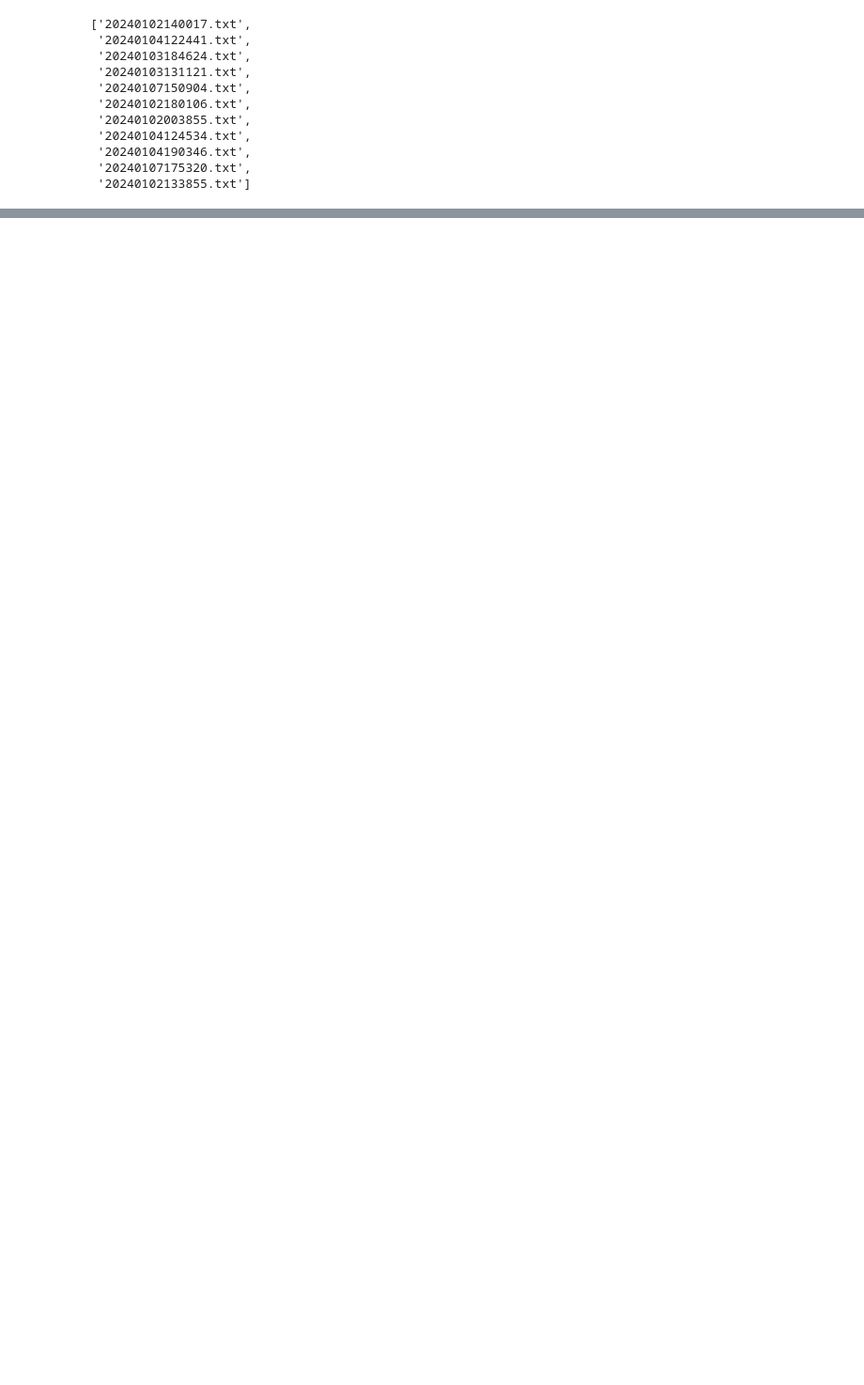
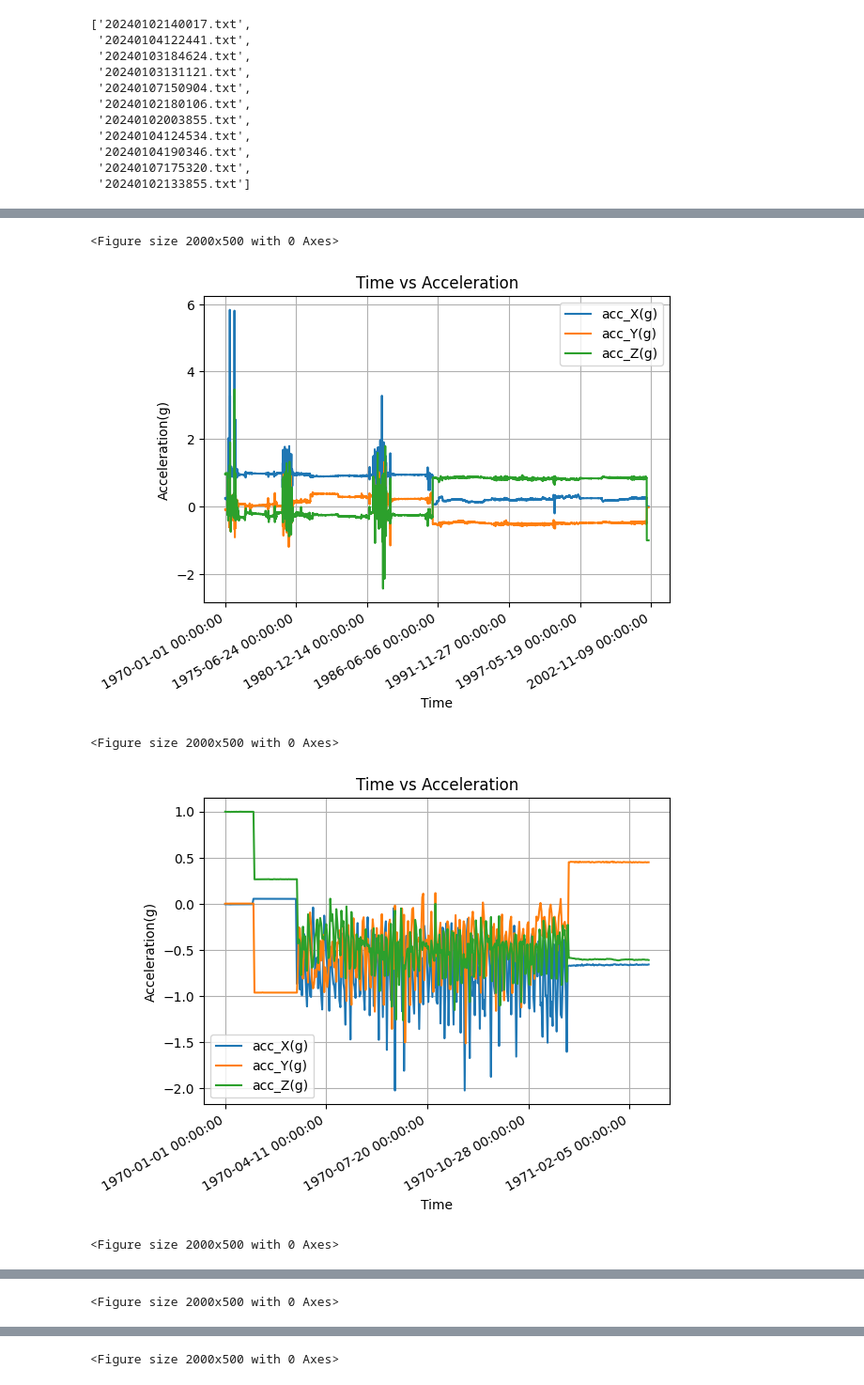
Before and after one commit to bill-unitech2021/motion_recognition_with_sensor_data, a Jupyter notebook: EDA.ipynb, the cells around one changed output, grey strips where cells are left out. Shown at 94% size. Drawn from its saved outputs; the diff is of its cells as text; code cells hidden in the pictures; blank space fills up the shorter version.

```diff
--- a/EDA.ipynb
+++ b/EDA.ipynb
@@ -38,8 +40,10 @@ def read_files_to_dataframes(folder_path):
         if os.path.isfile(file_path):
             # 读取CSV文件
             df = pd.read_csv(file_path, sep='\t')
+            data = pd.DataFrame()
+            data[['acc_X(g)', 'acc_Y(g)', 'acc_Z(g)', 'Time']] = df[['加速度X(g)', '加速度Y(g)', '加速度Z(g)', '时间']]
             # 将DataFrame存储在以文件名为键的字典中
-            dataframes[filename] = df
+            dataframes[filename] = data
     return dataframes
 
 # 使用示例
@@ -71,0 +76,27 @@ Data from 202401021400:
+# %%
+for filename, df in dfs.items():
+    filename = filename[0:12]
+
+    # Re-plotting
+    plt.figure(figsize=(20, 5))
+
+    df.plot(x='Time', y=['acc_X(g)', 'acc_Y(g)', 'acc_Z(g)'], title=filename)
+    plt.xlabel('Time')
+    plt.ylabel('Acceleration(g)')
+
+    # Improve date formatting on x-axis
+    plt.gcf().autofmt_xdate() # Auto format for better date representation
+    myFmt = mdates.DateFormatter('%Y-%m-%d %H:%M:%S')
+    plt.gca().xaxis.set_major_formatter(myFmt)
+
+    plt.title('Time vs Acceleration')
+    plt.legend()
+    plt.grid(True)
+
+    plt.show()
+# %% [output]
+<Figure size 2000x500 with 0 Axes>
+[figure, added]
+<Figure size 2000x500 with 0 Axes>
+[figure, added]
+<Figure size 2000x500 with 0 Axes>
@@ -71,0 +104 @@ Data from 202401021400:
+<Figure size 2000x500 with 0 Axes>
@@ -71,0 +106 @@ Data from 202401021400:
+<Figure size 2000x500 with 0 Axes>
```
Also changed, not shown: parts of 5 cells of this notebook, 1 other file.
